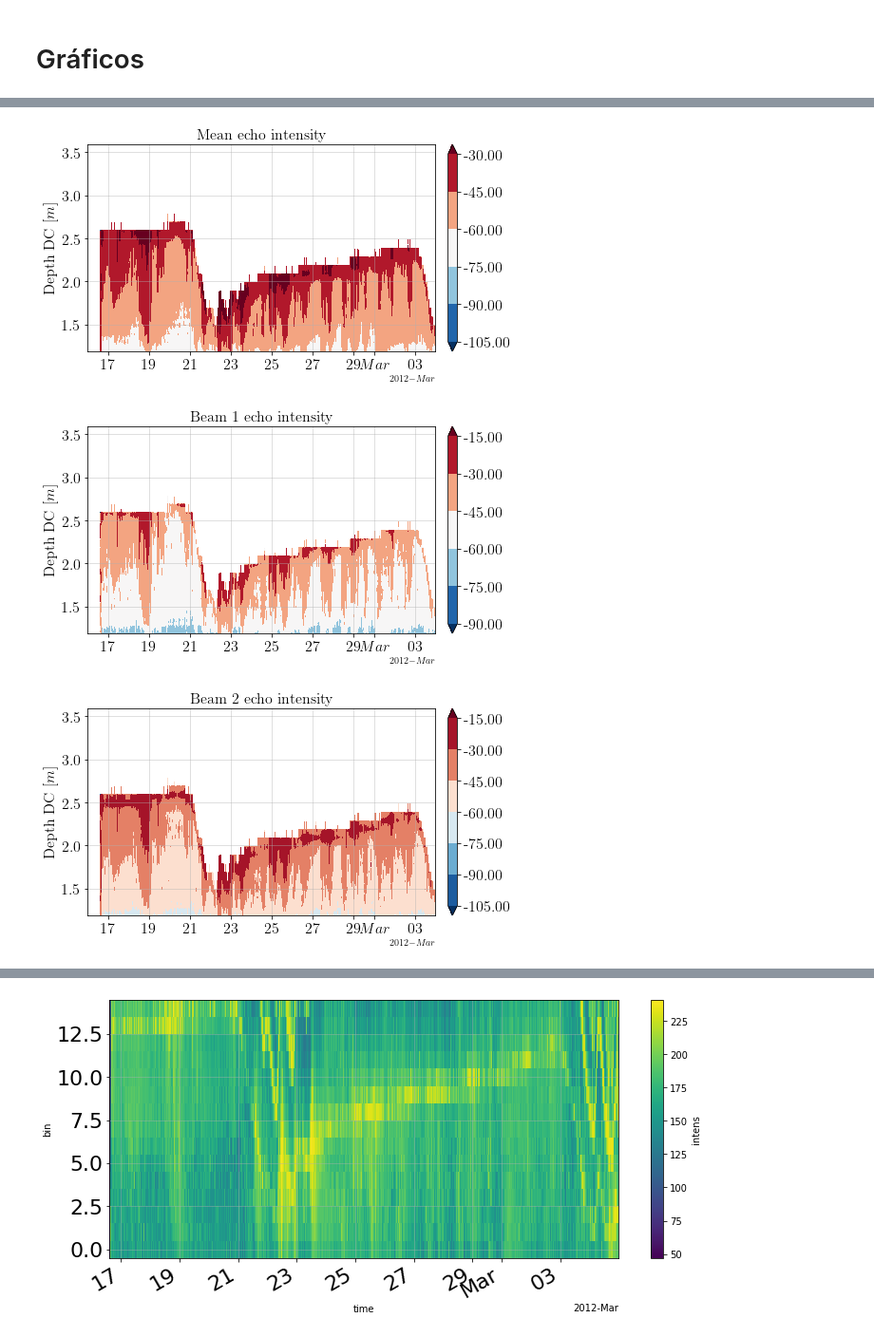
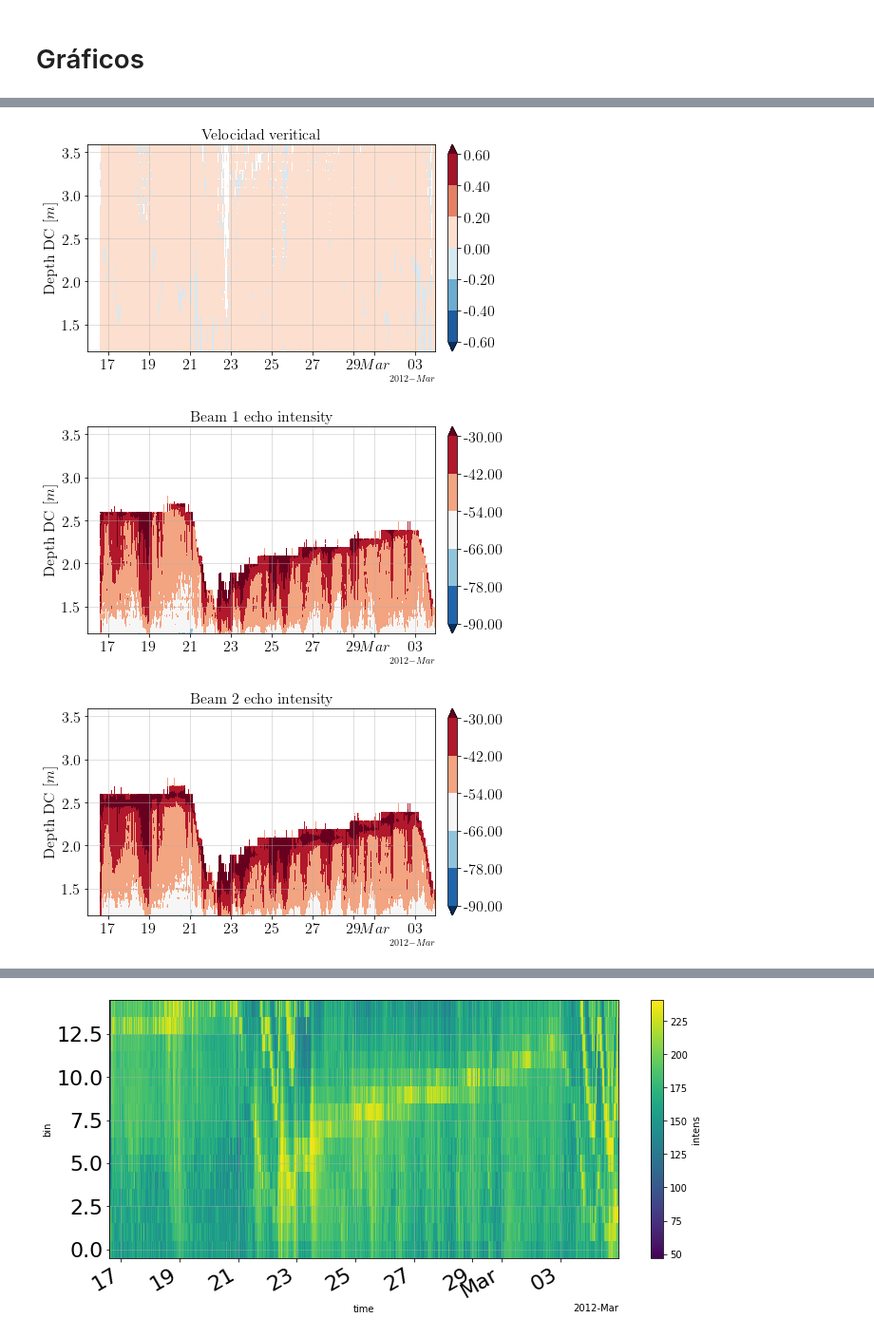
Before and after one commit to Dhannai/Thesis, a Jupyter notebook: febmar/adcp.ipynb, the cells around one changed output, grey strips where cells are left out. Shown at 95% size. Drawn from its saved outputs; the diff is of its cells as text; code cells hidden in the pictures.

Commit message:
actualizacion de la velocidad

```diff
--- a/febmar/adcp.ipynb
+++ b/febmar/adcp.ipynb
@@ -275,0 +335,3 @@ j
+# %%
+n_time = len(adcp.vert_vel.values[0,:])
+n_time
@@ -275,0 +340,13 @@ j
+# %%
+z = DC_1["Depth"]
+Vel_vert = np.transpose(adcp.vert_vel.values).copy()
+for i in range(n_time-19):
+    cont = 0
+    for j in y_bin:
+        if len(z.loc[adcp.time.isel(time=i).values:adcp.time.isel(time=i+19).values].values) == 0:
+            i = i+1
+        if z.loc[adcp.time.isel(time=i).values:adcp.time.isel(time=i+19).values].values[0] > j:
+            cont+=1
+        elif z.loc[adcp.time.isel(time=i).values:adcp.time.isel(time=i+19).values].values[0] <= j:
+            break
+    Vel_vert[cont:, i] = np.nan
@@ -289,44 +458,44 @@ locator = mdates.AutoDateLocator()
 formatter = mdates.ConciseDateFormatter(locator)
 
 #Inicio figura
 fig, (ax3) = plt.subplots(nrows=1, figsize=(8, 4))
 
 
 #Grafico del backscatter (color map)
-ax3.set_title(r"Mean echo intensity",
+ax3.set_title(r"Velocidad veritical",
           fontsize=16)
 contourf_ = ax3.contourf(adcp.time, y_bin,
-                         bks_drp,
+                         Vel_vert,
                         #  levels=level_boundaries_v,
                          cmap=cm.RdBu_r,
                         #  vmax=vmax, vmin=vmin,
                          extend='both')
 cbar = fig.colorbar(contourf_, ax=ax3, pad=0.03)
 cbar.ax.tick_params(labelsize=16)
 cbar.ax.yaxis.set_major_formatter(tick.FormatStrFormatter('%.2f'))
 ax3.set_ylabel(r"Depth DC "
           r"$\displaystyle[m]$",
           fontsize=16)
 ax3.grid(alpha=0.5)
 ax3.xaxis.set_tick_params(labelsize=16)
 ax3.yaxis.set_tick_params(labelsize=16)
 # ax3.plot(dc1.index, dc1['Depth'].values, c='k', alpha=0.5, linewidth=0.5)
 ax3.set_xlim(datetime.date(2012,2,16),datetime.date(2012,3,4))
 ax3.xaxis.set_major_locator(locator)
 ax3.xaxis.set_major_formatter(formatter)
 
 
 plt.show()
 # %% [output]
-[figure, old version]
+[figure, new version]
 # %%
 #Ajustar limites colorbar
-umin = -0.1
-umax = 0.1
-vmin = -0.1
-vmax = 0.1
-level_boundaries_u = np.linspace(umin, umax, 400)
-level_boundaries_v = np.linspace(vmin, vmax, 400)
+umin = -90
+umax = -30
+vmin = -90
+vmax = -30
+level_boundaries_u = np.linspace(umin, umax, 6)
+level_boundaries_v = np.linspace(vmin, vmax, 6)
 
 #Formato fecha
 locator = mdates.AutoDateLocator()
@@ -341,9 +510,9 @@ ax3.set_title(r"Beam 1 echo intensity",
           fontsize=16)
 contourf_ = ax3.contourf(adcp.time, y_bin,
                          bks_drp1,
-                        #  levels=level_boundaries_v,
+                         levels=level_boundaries_v,
                          cmap=cm.RdBu_r,
-                        #  vmax=vmax, vmin=vmin,
+                         vmax=vmax, vmin=vmin,
                          extend='both')
 cbar = fig.colorbar(contourf_, ax=ax3, pad=0.03)
 cbar.ax.tick_params(labelsize=16)
@@ -362,15 +531,15 @@ ax3.xaxis.set_major_formatter(formatter)
 
 plt.show()
 # %% [output]
-[figure, old version]
+[figure, new version]
 # %%
 #Ajustar limites colorbar
-umin = -0.1
-umax = 0.1
-vmin = -0.1
-vmax = 0.1
-level_boundaries_u = np.linspace(umin, umax, 400)
-level_boundaries_v = np.linspace(vmin, vmax, 400)
+umin = -90
+umax = -30
+vmin = -90
+vmax = -30
+level_boundaries_u = np.linspace(umin, umax, 6)
+level_boundaries_v = np.linspace(vmin, vmax, 6)
 
 #Formato fecha
 locator = mdates.AutoDateLocator()
@@ -385,9 +554,9 @@ ax3.set_title(r"Beam 2 echo intensity",
           fontsize=16)
 contourf_ = ax3.contourf(adcp.time, y_bin,
                          bks_drp2,
-                        #  levels=level_boundaries_v,
+                         levels=level_boundaries_v,
                          cmap=cm.RdBu_r,
-                        #  vmax=vmax, vmin=vmin,
+                         vmax=vmax, vmin=vmin,
                          extend='both')
 cbar = fig.colorbar(contourf_, ax=ax3, pad=0.03)
 cbar.ax.tick_params(labelsize=16)
@@ -406,6 +575,6 @@ ax3.xaxis.set_major_formatter(formatter)
 
 plt.show()
 # %% [output]
-[figure, old version]
+[figure, new version]
 # %%
 #Ajustar limites colorbar
```
Also changed, not shown: parts of 18 cells of this notebook.
